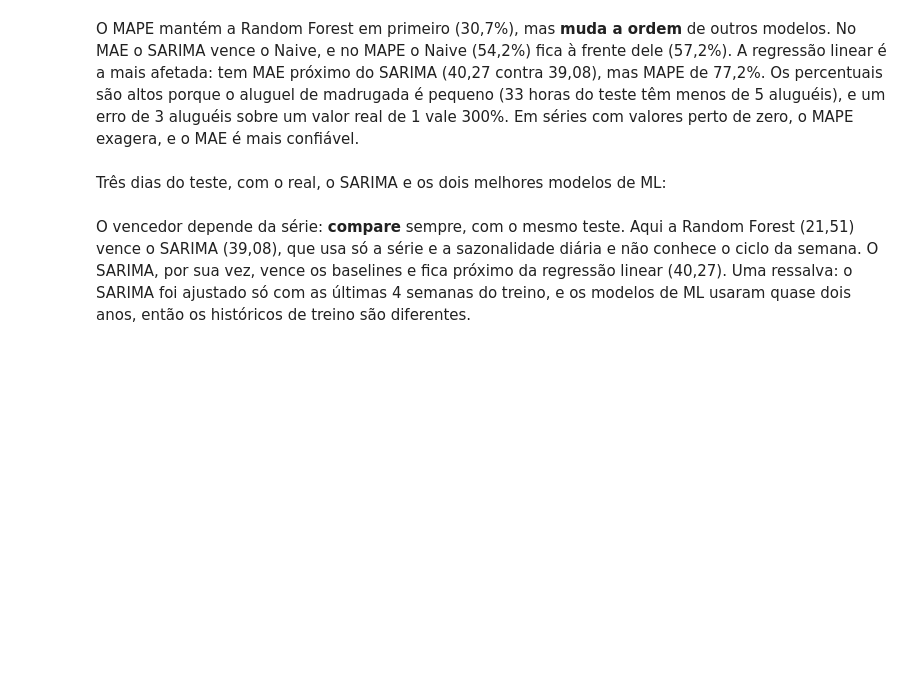
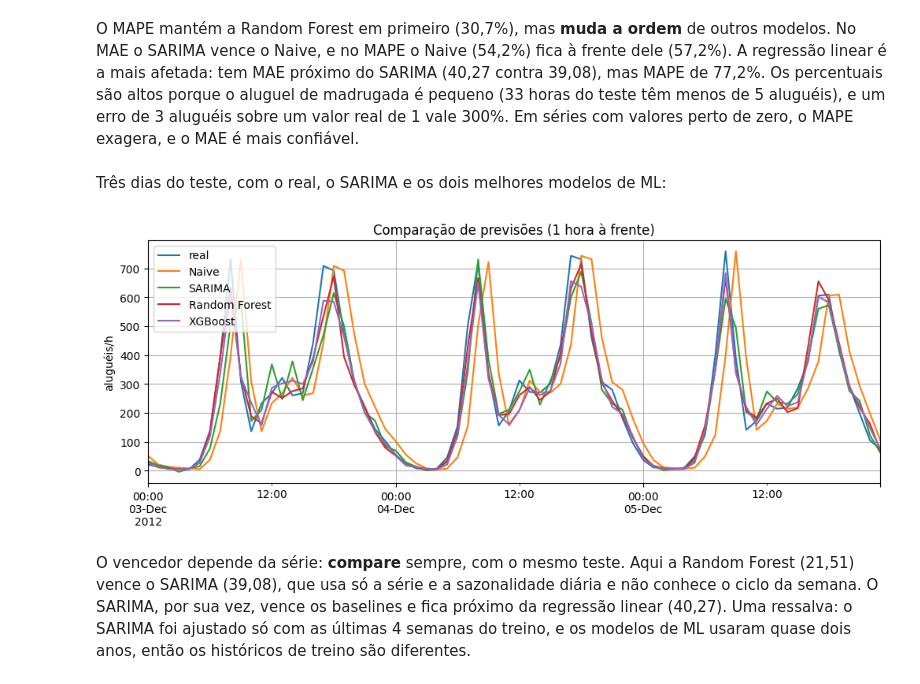
Before and after one commit to AdaLimana/pos-ia, a Jupyter notebook: st/ST - Notebook 6 - Machine Learning para Séries Temporais (aula).ipynb, the cells around one changed output. Cells and saved outputs as stored; diff of their text form; code cells hidden in the pictures; blank space fills up the shorter version.

Commit message:
adiciona materiais aulas Séries Temporais

```diff
--- a/st/ST - Notebook 6 - Machine Learning para Séries Temporais (aula).ipynb
+++ b/st/ST - Notebook 6 - Machine Learning para Séries Temporais (aula).ipynb
@@ -996,3 +1115,19 @@ Para comparar de forma justa com o ML, que prevê 1 hora à frente com os valore
 ### 5.1 - SARIMA
 # %% [markdown]
 Recortamos as últimas 4 semanas do treino (672 horas) e ajustamos nelas um SARIMA $(1,0,0)(1,1,0)_{24}$ (sazonalidade diária):
+# %%
+%%time
+
+ultimas = horaria.iloc[-horizonte - 672:-horizonte]
+sarima = SARIMAX(
+    # série de treino
+    ultimas,
+
+    # (p, d, q): um termo autorregressivo
+    order=(1, 0, 1),
+
+    # (P, D, Q, m): sazonalidade de 24 horas, com uma diferença sazonal
+    seasonal_order=(1, 1, 1, 24),
+).fit(disp=False)
+
+sarima.params
@@ -999,2 +1144,12 @@ Recortamos as últimas 4 semanas do treino (672 horas) e ajustamos nelas um SARI
 # %% [markdown]
 Com os parâmetros fixos, `.apply` aplica o modelo a dados **novos** (incluindo dezembro) sem reajustar. A previsão 1 passo à frente de cada hora de dezembro sai de `.get_prediction`:
+# %%
+sarima_total = sarima.apply(horaria.iloc[-horizonte - 672:])
+
+previsao_sarima = sarima_total.get_prediction(
+    # primeira hora do teste (01/12 às 00h)
+    start=teste.index[0],
+).predicted_mean
+
+resultados['SARIMA'] = [mae(y_teste, previsao_sarima), rmse(y_teste, previsao_sarima)]
+print('MAE do SARIMA:', round(resultados['SARIMA'][0], 2))
@@ -1008,6 +1204,17 @@ O **MAPE** (erro percentual absoluto médio) mede o erro em relação ao valor r
 O MAPE mantém a Random Forest em primeiro (30,7%), mas **muda a ordem** de outros modelos. No MAE o SARIMA vence o Naive, e no MAPE o Naive (54,2%) fica à frente dele (57,2%). A regressão linear é a mais afetada: tem MAE próximo do SARIMA (40,27 contra 39,08), mas MAPE de 77,2%. Os percentuais são altos porque o aluguel de madrugada é pequeno (33 horas do teste têm menos de 5 aluguéis), e um erro de 3 aluguéis sobre um valor real de 1 vale 300%. Em séries com valores perto de zero, o MAPE exagera, e o MAE é mais confiável.
 # %% [markdown]
 Três dias do teste, com o real, o SARIMA e os dois melhores modelos de ML:
+# %%
+pd.DataFrame({
+    'real': y_teste,
+    'Naive': teste['lag_1'],
+    'SARIMA': previsao_sarima,
+    'Random Forest': previsao_rf,
+    'XGBoost': previsao_xgb,
+}).loc['2012-12-03':'2012-12-05'].plot(figsize=(12, 4), ylabel='aluguéis/h', grid=True, title='Comparação de previsões (1 hora à frente)')
+plt.show()
+# %% [output]
+[figure, added]
 # %% [markdown]
 O vencedor depende da série: **compare** sempre, com o mesmo teste. Aqui a Random Forest (21,51) vence o SARIMA (39,08), que usa só a série e a sazonalidade diária e não conhece o ciclo da semana. O SARIMA, por sua vez, vence os baselines e fica próximo da regressão linear (40,27). Uma ressalva: o SARIMA foi ajustado só com as últimas 4 semanas do treino, e os modelos de ML usaram quase dois anos, então os históricos de treino são diferentes.
 # %% [markdown]
```
Also changed, not shown: parts of 17 cells of this notebook, 5 other files.
